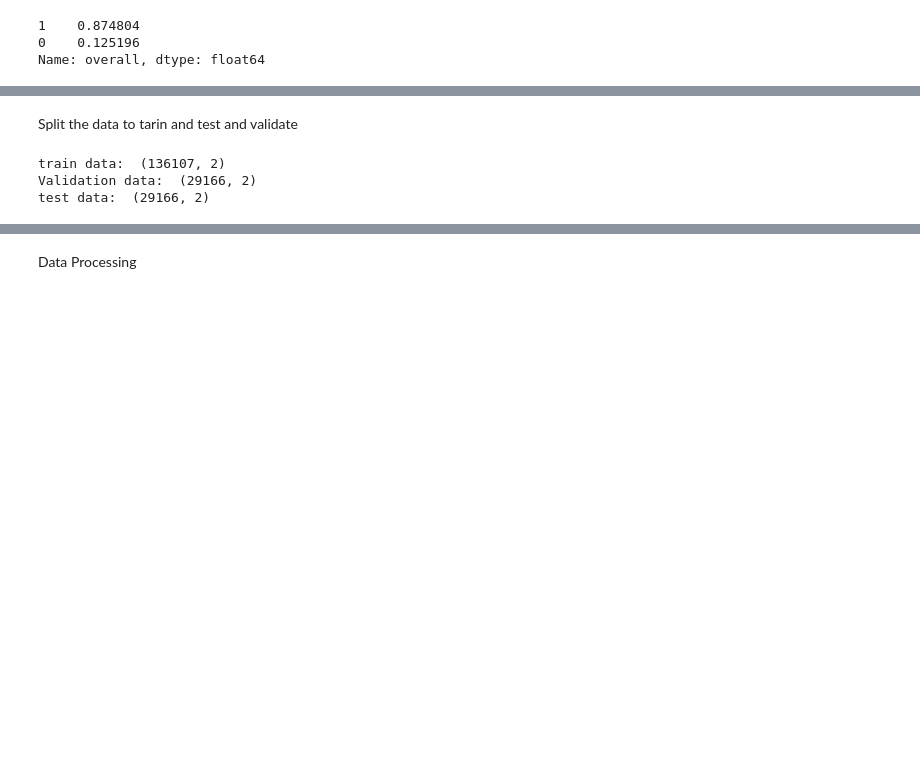
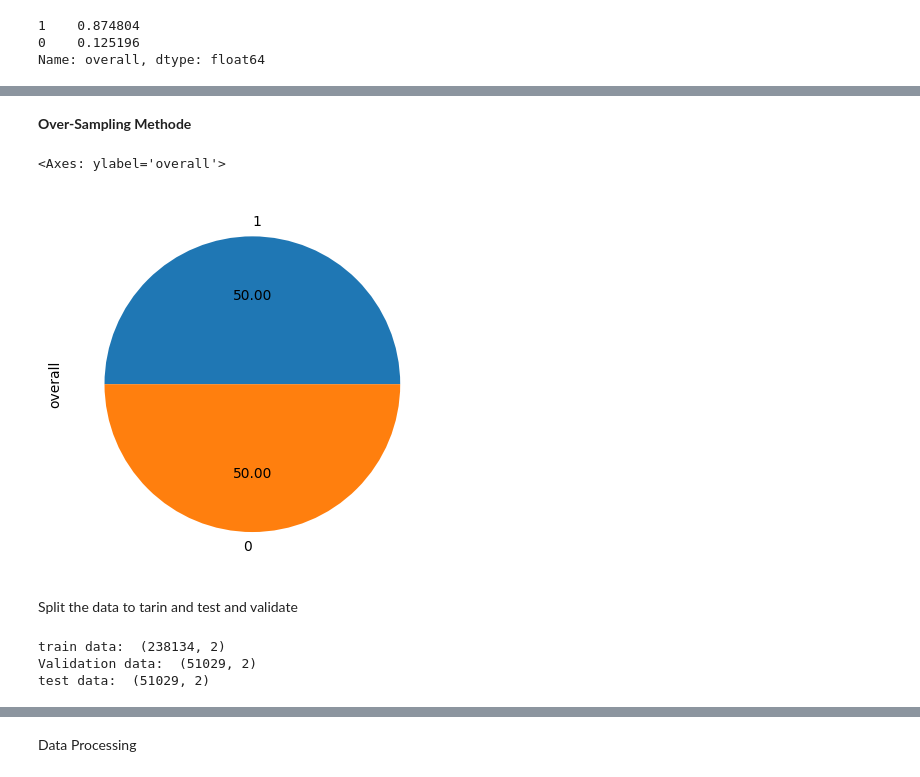
Before and after one commit to Ayoub-cyborg/Sentiment-analyses-model, a Jupyter notebook: model.ipynb, the cells around one changed output, grey strips where cells are left out. Cells and saved outputs as stored; diff of their text form; code cells hidden in the pictures; blank space fills up the shorter version.

```diff
--- a/model.ipynb
+++ b/model.ipynb
@@ -127,0 +147,2 @@ Name: overall, dtype: float64
+# %% [markdown]
+**Over-Sampling  Methode**
@@ -128,15 +160,34 @@ Name: overall, dtype: float64
+# %%
+y_resampled.value_counts().plot.pie(autopct='%.2f')
+# %% [output]
+<Axes: ylabel='overall'>
+[figure, added]
 # %% [markdown]
 Split the data to tarin and test and validate
-# %%
-seed = 123
-
-train, test = train_test_split(df, test_size=0.3, random_state=seed, stratify=df['overall'])
-test, validate = train_test_split(test, test_size=0.5, random_state=seed, stratify=test['overall'])
-
-print("train data: ", train.shape)
-print("Validation data: ", validate.shape)
-print("test data: ", test.shape)
-# %% [output]
-train data:  (136107, 2)
-Validation data:  (29166, 2)
-test data:  (29166, 2)
+# %%
+from sklearn.model_selection import train_test_split
+
+seed = 123
+
+# Split the resampled data into train and test sets, preserving class distribution
+X_train, X_test, y_train, y_test = train_test_split(X_resampled, y_resampled, test_size=0.3, random_state=seed, stratify=y_resampled)
+
+# Split the test set into test and validation sets, preserving class distribution
+X_test, X_val, y_test, y_val = train_test_split(X_test, y_test, test_size=0.5, random_state=seed, stratify=y_test)
+
+# Combine the training data into one DataFrame
+train = pd.concat([X_train, y_train], axis=1)
+
+# Combine the testing data into one DataFrame
+test = pd.concat([X_test, y_test], axis=1)
+
+# Combine the validation data into one DataFrame
+valid = pd.concat([X_val, y_val], axis=1)
+
+print("train data: ", train.shape)
+print("Validation data: ", valid.shape)
+print("test data: ", test.shape)
+# %% [output]
+train data:  (238134, 2)
+Validation data:  (51029, 2)
+test data:  (51029, 2)
```
Also changed, not shown: parts of 31 cells of this notebook.
